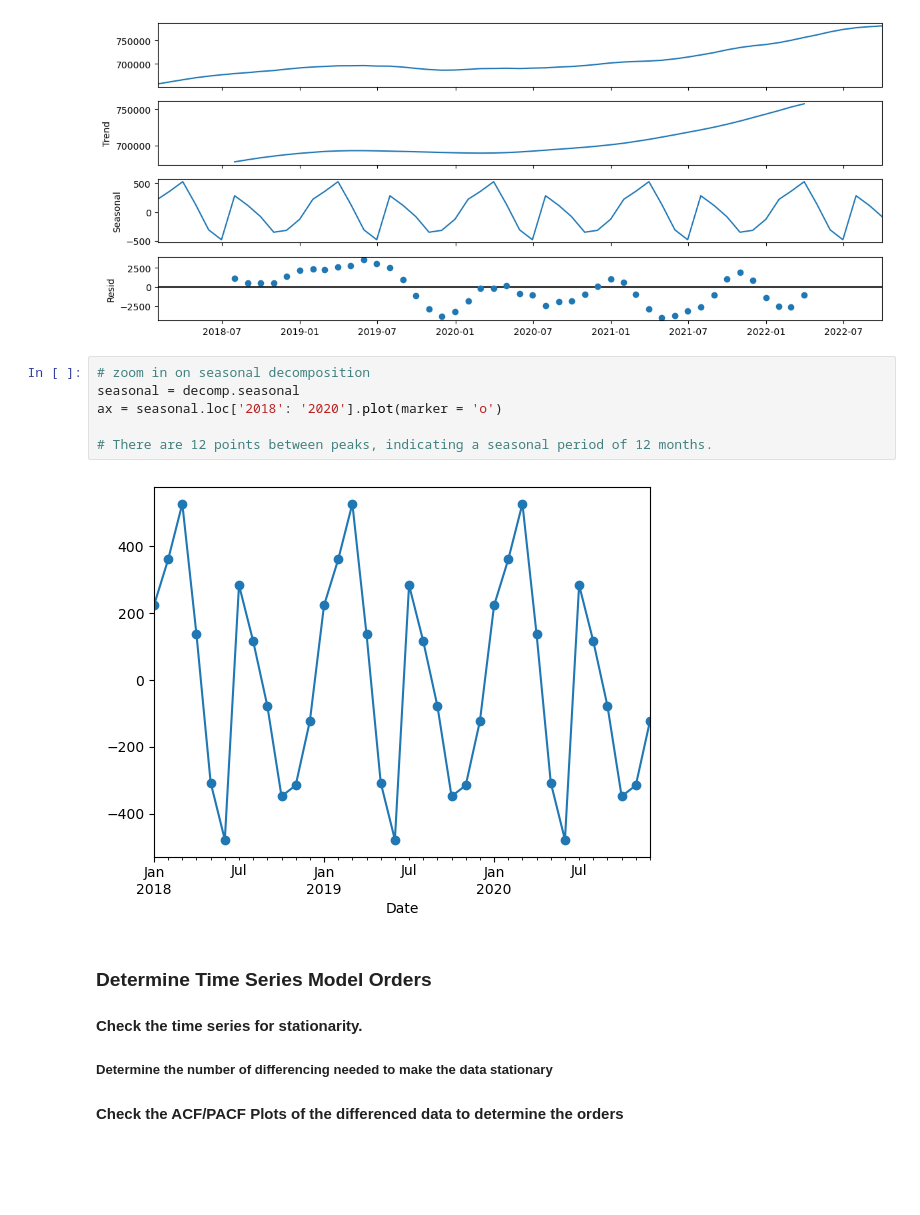
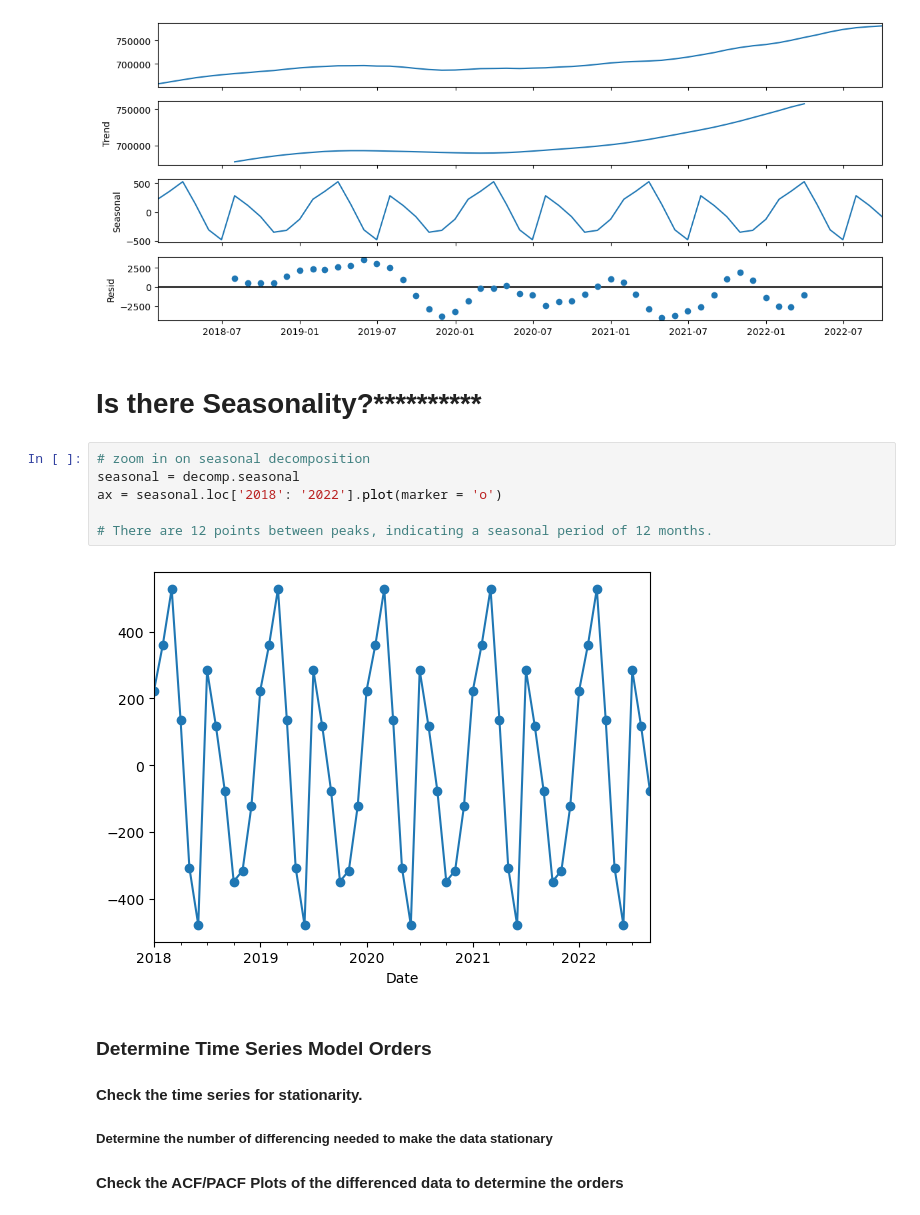
Before and after one commit to EhLeeOod/time-series, a Jupyter notebook: core-gridsearch-sarima.ipynb, the cells around one changed output. Saved outputs shown, nothing was run; the diff lists cells and outputs as text; blank space fills up the shorter version.

```diff
--- a/core-gridsearch-sarima.ipynb
+++ b/core-gridsearch-sarima.ipynb
@@ -532,14 +525,16 @@ fig.set_size_inches(12,5)
 fig.tight_layout()
 # %% [output]
 [figure]
+# %% [markdown]
+# Is there Seasonality?**********
 # %%
 # zoom in on seasonal decomposition
 seasonal = decomp.seasonal
-ax = seasonal.loc['2018': '2020'].plot(marker = 'o')
+ax = seasonal.loc['2018': '2022'].plot(marker = 'o')
 
 # There are 12 points between peaks, indicating a seasonal period of 12 months.
 # %% [output]
-[figure, old version]
+[figure, new version]
 # %% [markdown]
 ### Determine Time Series Model Orders
 #### Check the time series for stationarity.
```
Also changed, not shown: parts of 11 cells of this notebook.
